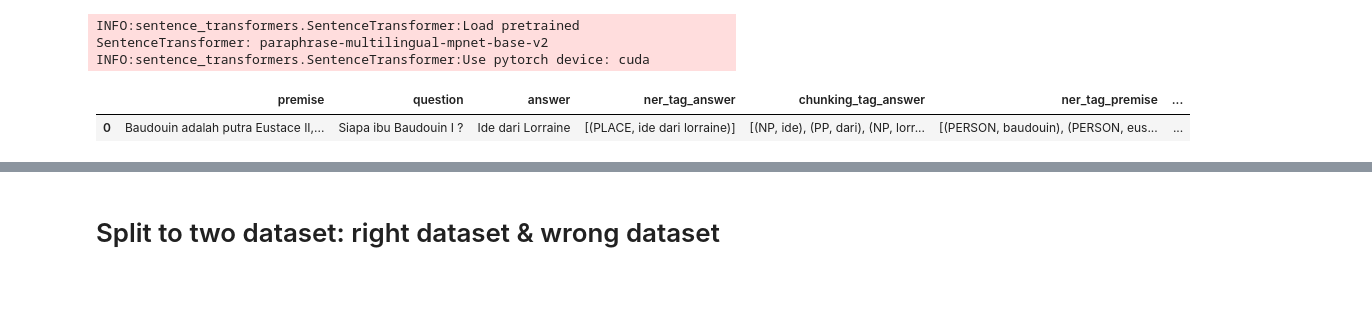
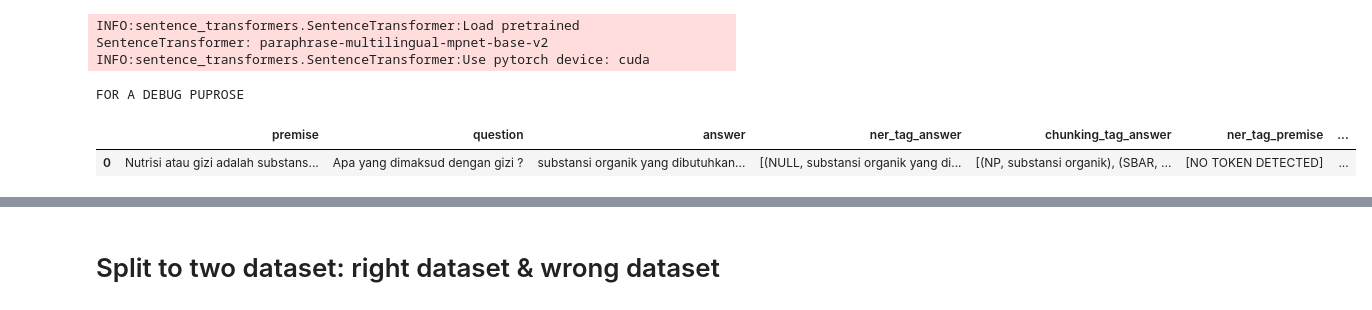
Before and after one commit to muhammadravi251001/multilingual-qas-with-nli, a Jupyter notebook: utilities/Create_NLI_dataset_from_QA.ipynb, the cells around one changed output, grey strips where cells are left out. Saved outputs shown, nothing was run; the diff lists cells and outputs as text; code cells hidden in the pictures.

```diff
--- a/utilities/Create_NLI_dataset_from_QA.ipynb
+++ b/utilities/Create_NLI_dataset_from_QA.ipynb
@@ -281,7 +281,7 @@ data_nli_train_df = data_nli_train_df.rename(columns={"context": "premise"})
 data_nli_val_df = data_nli_val_df.rename(columns={"context": "premise"})
 data_nli_test_df = data_nli_test_df.rename(columns={"context": "premise"})
 # %%
-#data_debug = data_debug.rename(columns={"context": "premise"})
+data_debug = data_debug.rename(columns={"context": "premise"})
 # %% [markdown]
 # Add contradiction label cases
 # %% [markdown]
@@ -467,5 +467,5 @@ data_nli_test_df = add_ner_and_chunking_all_tag(data_nli_test_df)
 # %%
-#data_debug = add_ner_and_chunking_all_tag(data_debug)
-#data_debug
+data_debug = add_ner_and_chunking_all_tag(data_debug)
+data_debug
 # %% [output]
 |  | premise | question | answer | ner_tag_answer | chunking_tag_answer | ner_tag_premise | ... |
@@ -716,7 +717,7 @@ def return_wrong_and_plausible(data, right_answer, index, tag, plausible_answer_
     plausible_answer_array = filtering_plausible_answer(right_answer, plausible_answer_array)
     plausible_answer_array = check_regex(right_answer, plausible_answer_array)
 
-    try:
+    if len(plausible_answer_array) > 0:
 
         # Only return the most similar to right_answer
         wrong_answer = plausible_answer_array[0].strip()
@@ -730,17 +731,25 @@ def return_wrong_and_plausible(data, right_answer, index, tag, plausible_answer_
         else:
             properties = "NO CHUNKING labels were found, and the highest similarity score from plausible answer was selected"
 
-    except:
+    else:
 
         # Selecting wrong answer from random word in premise
         wrong_answer = select_random_word(premise, right_answer)
 
         # If that random word is overlapping to right answer,
-        # iterate again until it is not overlap again
+        # iterate again until it is not overlap again until reach the max counter
+
+        counter = 0
 
         while True:
 
-            if filtering_plausible_answer(right_answer, wrong_answer) != []:
+            counter += 1
+
+            if counter == 10:
+                wrong_answer = NO_ANSWER_STATEMENT
+                break
+
+            if len(filtering_plausible_answer(right_answer, wrong_answer)) > 0:
                 break
 
             wrong_answer = select_random_word(premise, right_answer)[0]
@@ -808,7 +817,14 @@ def create_wrong_answer(data, NO_ANSWER_STATEMENT=NO_ANSWER_STATEMENT):
     data['plausible_answer_based_on_method'] = ""
     data['properties'] = ""
 
+    #print("FOR A DEBUG PUPROSE")
+
     for i in tqdm(range(len(data))):
+
+        #print(f"Iteration: {i}")
+        #print(f"Premise: {data['premise'][i]}")
+        #print(f"Question: {data['question'][i]}")
+        #print(f"Right answer: {data['answer'][i]}")
 
         right_answer = data['answer'][i]
         premise = data['premise'][i]
@@ -849,7 +865,7 @@ def create_wrong_answer(data, NO_ANSWER_STATEMENT=NO_ANSWER_STATEMENT):
 
             plausible_answer_array = matching_regex(right_answer, premise)
 
-            if len(plausible_answer_array) != 0:
+            if len(plausible_answer_array) > 0:
                 plausible_answer_array = return_similarity_sorted_array(right_answer, plausible_answer_array)
                 wrong_answer = plausible_answer_array[0].strip()
                 data['properties'][i] = "Regex matched with right answer, and get alternative answer"
@@ -912,6 +928,7 @@ data_nli_test_df = create_wrong_answer(data_nli_test_df)
 # %%
-#data_debug = create_wrong_answer(data_debug)
-#data_debug
+data_debug = create_wrong_answer(data_debug)
+data_debug
 # %% [output]
+FOR A DEBUG PUPROSE
 |  | premise | question | answer | ner_tag_answer | chunking_tag_answer | ner_tag_premise | ... |
-| 0 | Baudouin adalah putra Eustace II,... | Siapa ibu Baudouin I ? | Ide dari Lorraine | [(PLACE, ide dari lorraine)] | [(NP, ide), (PP, dari), (NP, lorr... | [(PERSON, baudouin), (PERSON, eus... | ... |
+| 0 | Nutrisi atau gizi adalah substans... | Apa yang dimaksud dengan gizi ? | substansi organik yang dibutuhkan... | [(NULL, substansi organik yang di... | [(NP, substansi organik), (SBAR, ... | [NO TOKEN DETECTED] | ... |
```
Also changed, not shown: parts of 16 cells of this notebook.
